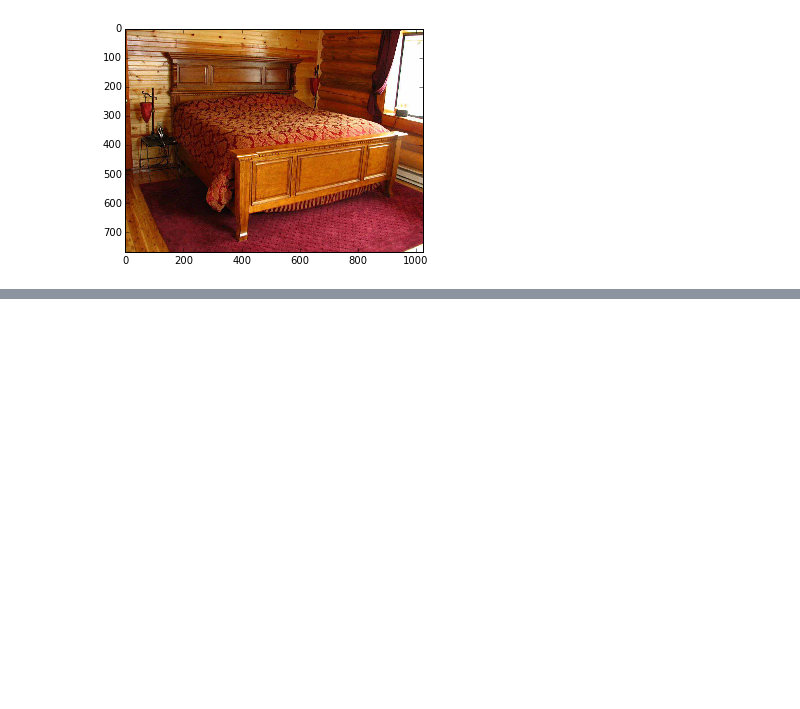
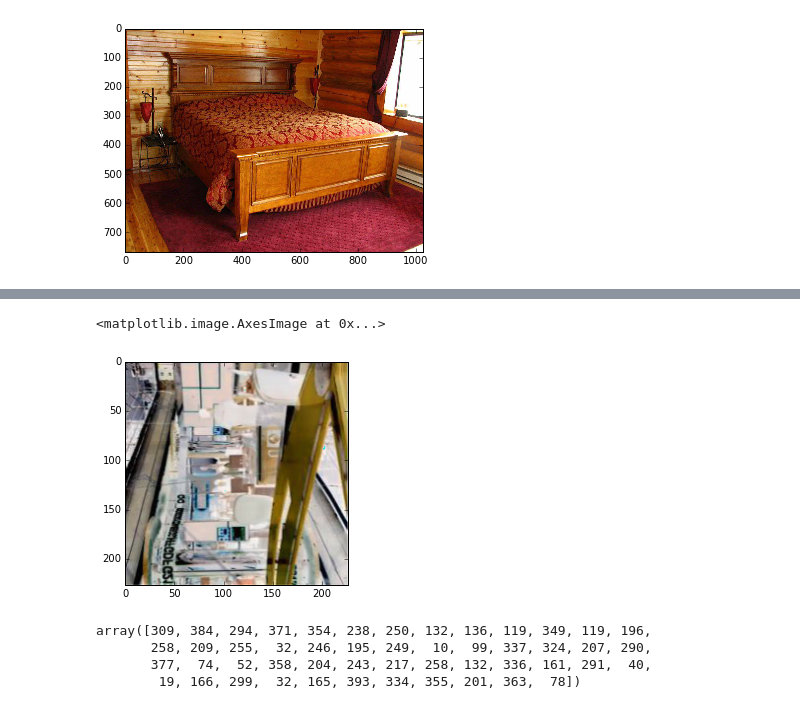
Before and after one commit to mprat/caffe, a Jupyter notebook: sun_play/testbed.ipynb, the cells around one changed output, grey strips where cells are left out. Saved outputs shown, nothing was run; the diff lists cells and outputs as text; code cells hidden in the pictures; blank space fills up the shorter version.

```diff
--- a/sun_play/testbed.ipynb
+++ b/sun_play/testbed.ipynb
@@ -108,0 +96,14 @@ plt.imshow(arraydata[1].T)
+# %%
+data = net.blobs['data']
+arraydata = caffe.io.blobproto_to_array(data)
+plt.imshow(arraydata[2].T)
+# %% [output]
+<matplotlib.image.AxesImage at 0x...>
+[figure, added]
+# %%
+out['loss'].argmax(axis=1).flatten()
+# %% [output]
+array([309, 384, 294, 371, 354, 238, 250, 132, 136, 119, 349, 119, 196,
+       258, 209, 255,  32, 246, 195, 249,  10,  99, 337, 324, 207, 290,
+       377,  74,  52, 358, 204, 243, 217, 258, 132, 336, 161, 291,  40,
+        19, 166, 299,  32, 165, 393, 334, 355, 201, 363,  78])
```
Also changed, not shown: parts of 18 cells of this notebook.
